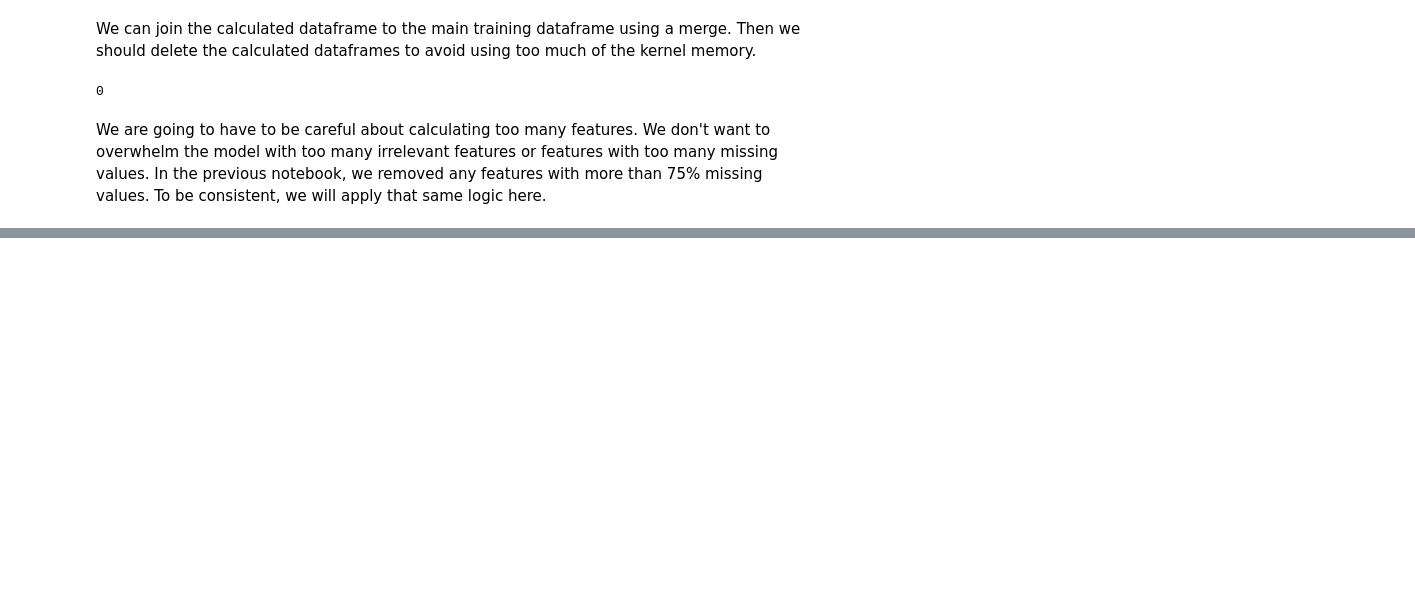
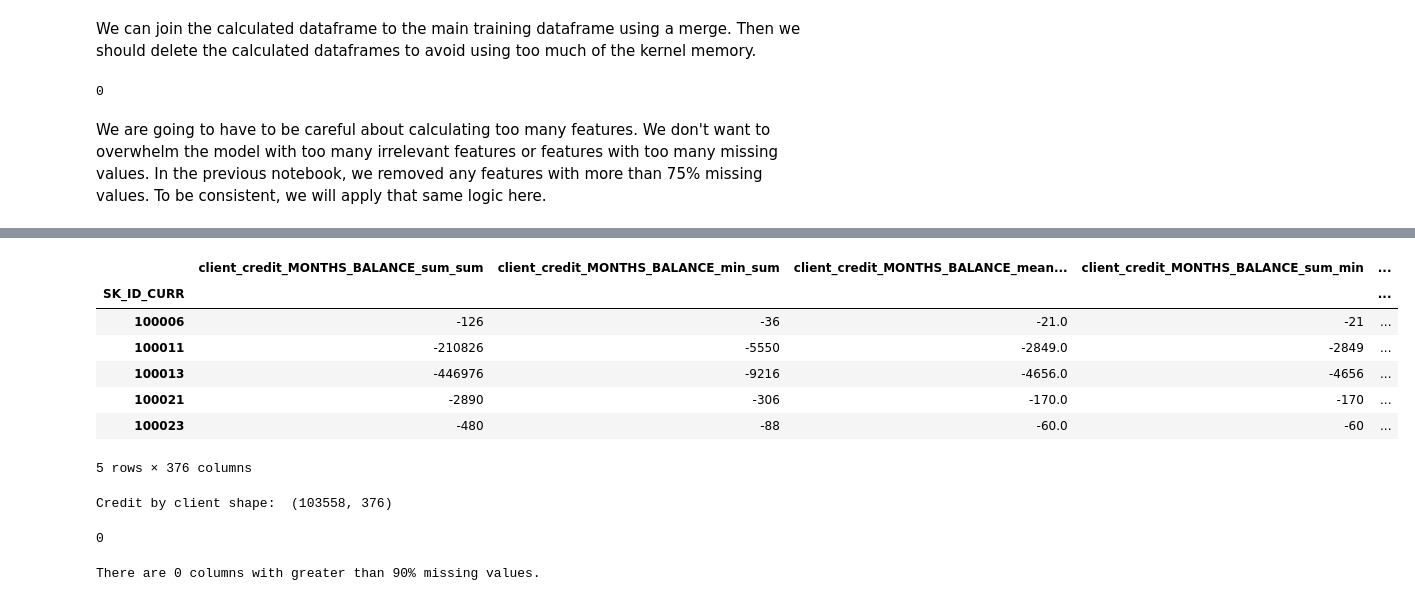
Before and after one commit to StudentLucyna/Projet7, a Jupyter notebook: Projet7_FE1_Pysz.ipynb, the cells around one changed output, grey strips where cells are left out. Drawn from its saved outputs; the diff is of its cells as text; code cells hidden in the pictures; blank space fills up the shorter version.

```diff
--- a/Projet7_FE1_Pysz.ipynb
+++ b/Projet7_FE1_Pysz.ipynb
@@ -300,0 +482,28 @@ We are going to have to be careful about calculating too many features. We don't
+# %%
+credit_by_client = aggregate_client(credit, group_vars = ['SK_ID_PREV', 'SK_ID_CURR'], df_names = ['credit', 'client'])
+credit_by_client.head()
+# %% [output]
+|  | client_credit_MONTHS_BALANCE_sum_sum | client_credit_MONTHS_BALANCE_min_sum | client_credit_MONTHS_BALANCE_mean... | client_credit_MONTHS_BALANCE_sum_min | ... |
+| SK_ID_CURR |  |  |  |  | ... |
+| 100006 | -126 | -36 | -21.0 | -21 | ... |
+| 100011 | -210826 | -5550 | -2849.0 | -2849 | ... |
+| 100013 | -446976 | -9216 | -4656.0 | -4656 | ... |
+| 100021 | -2890 | -306 | -170.0 | -170 | ... |
+| 100023 | -480 | -88 | -60.0 | -60 | ... |
+5 rows × 376 columns
+# %%
+print('Credit by client shape: ', credit_by_client.shape)
+
+train = train.merge(credit_by_client, on = 'SK_ID_CURR', how = 'left')
+test = test.merge(credit_by_client, on = 'SK_ID_CURR', how = 'left')
+
+gc.enable()
+del credit, credit_by_client
+gc.collect()
+# %% [output]
+Credit by client shape:  (103558, 376)
+0
+# %%
+train, test = remove_missing_columns(train, test)
+# %% [output]
+There are 0 columns with greater than 90% missing values.
```
Also changed, not shown: parts of 26 cells of this notebook, 1 other file.
